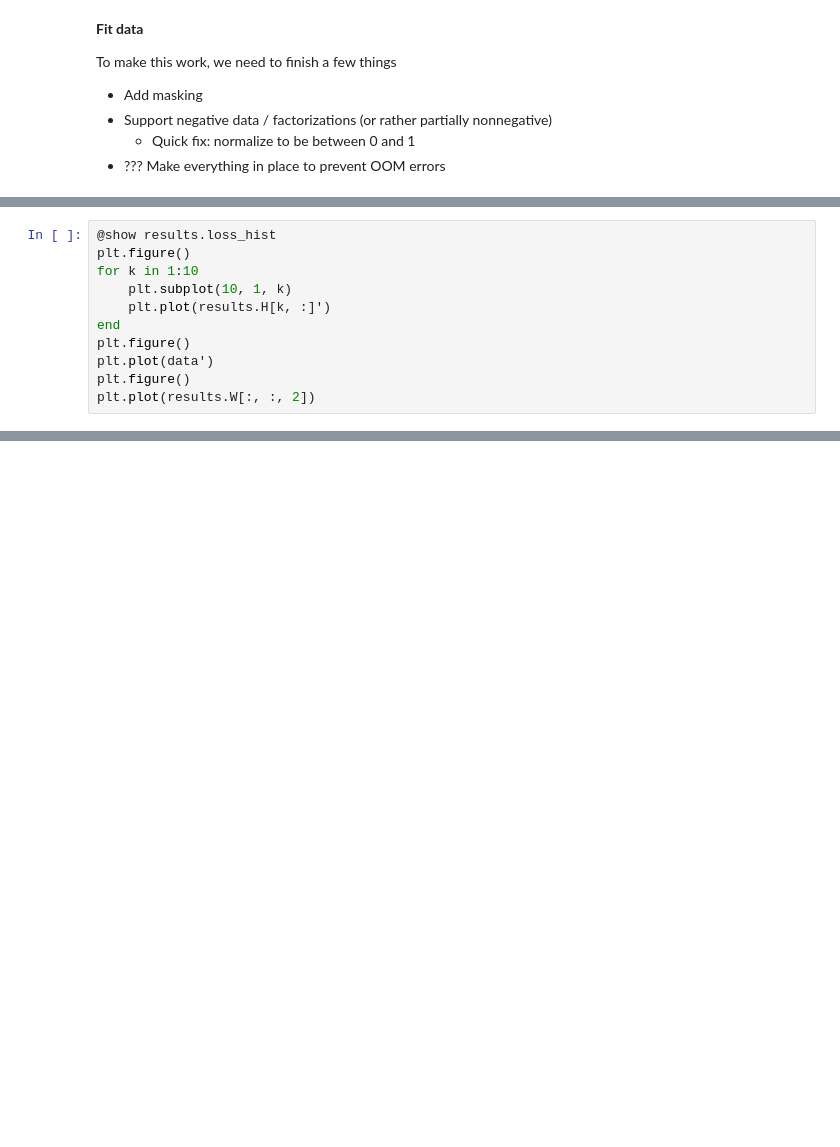
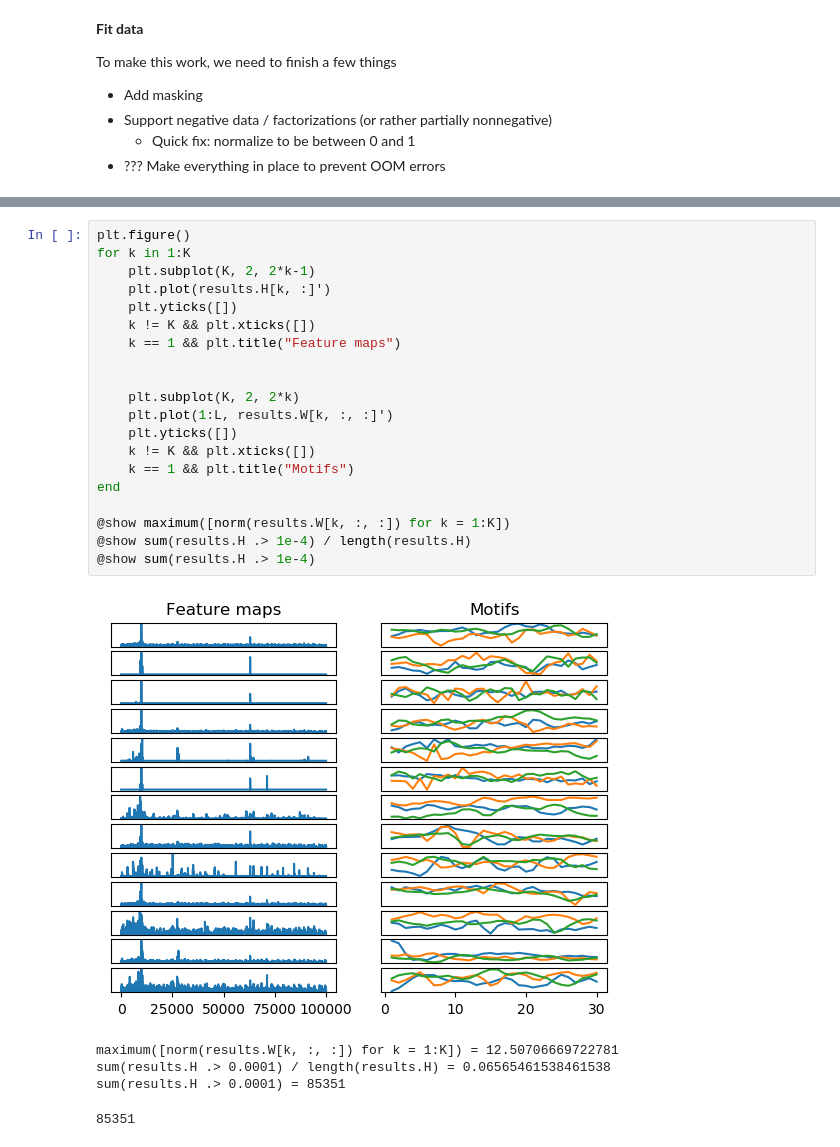
Before and after one commit to degleris1/CMF.jl, a Jupyter notebook: notebooks/test_mouse.ipynb, the cells around one changed output, grey strips where cells are left out. Drawn from its saved outputs; the diff is of its cells as text; blank space fills up the shorter version.

```diff
--- a/notebooks/test_mouse.ipynb
+++ b/notebooks/test_mouse.ipynb
@@ -75,11 +43,0 @@ results.loss_hist[end - 5:end] = [0.008889136737587441, 0.008762153343424771, 0.
-# %%
-@show results.loss_hist
-plt.figure()
-for k in 1:10
-    plt.subplot(10, 1, k)
-    plt.plot(results.H[k, :]')
-end
-plt.figure()
-plt.plot(data')
-plt.figure()
-plt.plot(results.W[:, :, 2])
@@ -94,0 +75,26 @@ results.loss_hist = [0.12704669205174293, 0.4539533794195406, 0.3467451977667809
+# %%
+plt.figure()
+for k in 1:K
+    plt.subplot(K, 2, 2*k-1)
+    plt.plot(results.H[k, :]')
+    plt.yticks([])
+    k != K && plt.xticks([])
+    k == 1 && plt.title("Feature maps")
+
+
+    plt.subplot(K, 2, 2*k)
+    plt.plot(1:L, results.W[k, :, :]')
+    plt.yticks([])
+    k != K && plt.xticks([])
+    k == 1 && plt.title("Motifs")
+end
+
+@show maximum([norm(results.W[k, :, :]) for k = 1:K])
+@show sum(results.H .> 1e-4) / length(results.H)
+@show sum(results.H .> 1e-4)
+# %% [output]
+[figure, added]
+maximum([norm(results.W[k, :, :]) for k = 1:K]) = 12.50706669722781
+sum(results.H .> 0.0001) / length(results.H) = 0.06565461538461538
+sum(results.H .> 0.0001) = 85351
+85351
```
Also changed, not shown: parts of 5 cells of this notebook, 5 other files.
